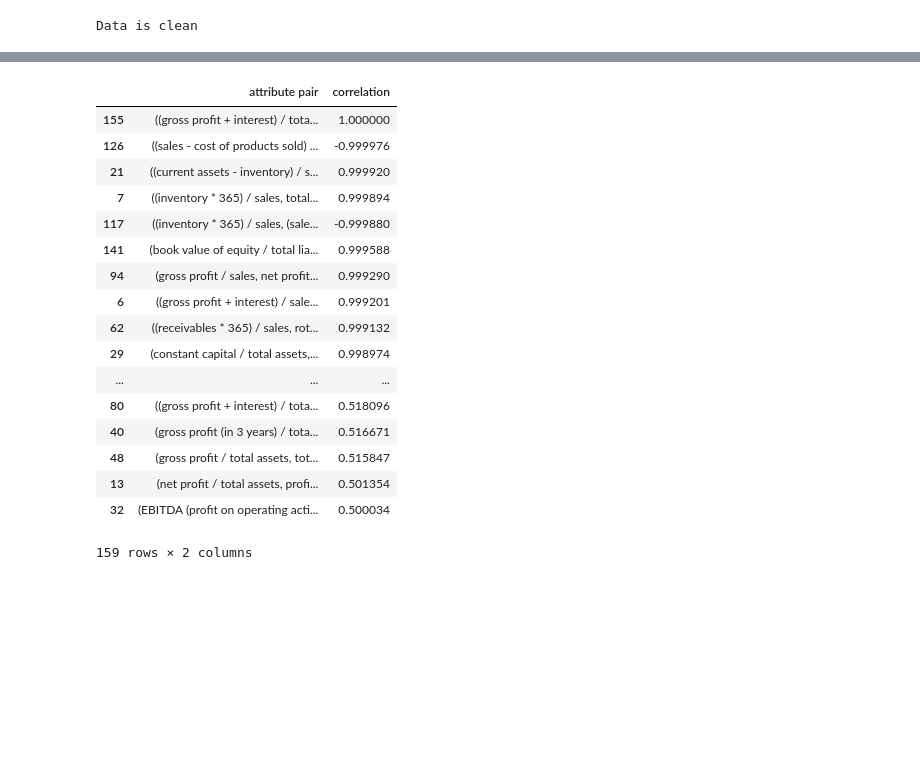
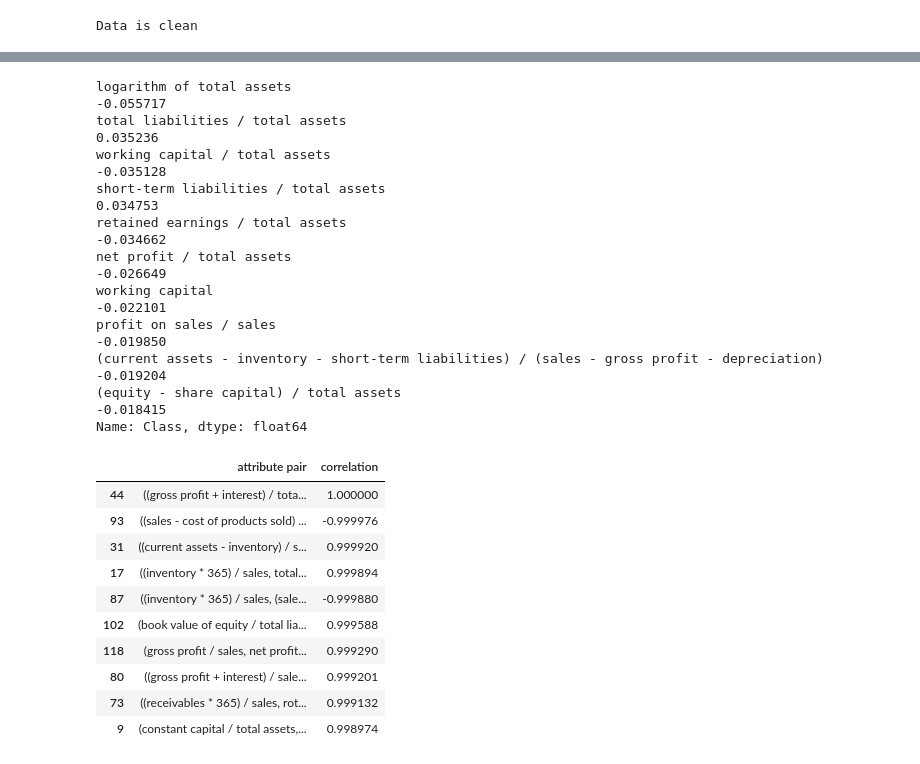
Before and after one commit to axeljoly33/Python_for_Data_Analysis_-_Project, a Jupyter notebook: final_project_python_file.ipynb, the cells around one changed output, grey strips where cells are left out. Drawn from its saved outputs; the diff is of its cells as text; code cells hidden in the pictures; blank space fills up the shorter version.

```diff
--- a/final_project_python_file.ipynb
+++ b/final_project_python_file.ipynb
@@ -367,38 +340,42 @@ Name: Class, dtype: float64
+# %%
+corr_with_target[abs(corr_with_target).argsort()[::-1]][:10]
+# %% [output]
+logarithm of total assets                                                                       -0.055717
+total liabilities / total assets                                                                 0.035236
+working capital / total assets                                                                  -0.035128
+short-term liabilities / total assets                                                            0.034753
+retained earnings / total assets                                                                -0.034662
+net profit / total assets                                                                       -0.026649
+working capital                                                                                 -0.022101
+profit on sales / sales                                                                         -0.019850
+(current assets - inventory - short-term liabilities) / (sales - gross profit - depreciation)   -0.019204
+(equity - share capital) / total assets                                                         -0.018415
+Name: Class, dtype: float64
 # %%
-attrs = pearson.iloc[:-1,:-1] # all except target
-# only important correlations and not auto-correlations
+attributs = pearson.iloc[:-1,:-1]
+
 threshold = 0.5
-# {('LSTAT', 'TAX'): 0.543993, ('INDUS', 'RAD'): 0.595129, ...
-important_corrs = (attrs[abs(attrs) > threshold][attrs != 1.0]) \
+important_correlations = (attributs[abs(attributs) > threshold][attributs != 1.0]) \
     .unstack().dropna().to_dict()
-#     attribute pair  correlation
-# 0     (AGE, INDUS)     0.644779
-# 1     (INDUS, RAD)     0.595129
-# ...
-unique_important_corrs = pd.DataFrame(
-    list(set([(tuple(sorted(key)), important_corrs[key]) \
-    for key in important_corrs])), columns=['attribute pair', 'correlation'])
-# sorted by absolute value
-unique_important_corrs = unique_important_corrs.iloc[
-    abs(unique_important_corrs['correlation']).argsort()[::-1]]
 
-unique_important_corrs
+unique_important_correlations = pd.DataFrame(
+    list(set([(tuple(sorted(key)), important_correlations[key]) \
+    for key in important_correlations])), columns=['attribute pair', 'correlation'])
+
+unique_important_correlations = unique_important_correlations.iloc[
+    abs(unique_important_correlations['correlation']).argsort()[::-1]]
+
+pd.set_option('max_colwidth', 400)
+unique_important_correlations
 # %% [output]
 |  | attribute pair | correlation |
-| 155 | ((gross profit + interest) / tota... | 1.000000 |
-| 126 | ((sales - cost of products sold) ... | -0.999976 |
-| 21 | ((current assets - inventory) / s... | 0.999920 |
-| 7 | ((inventory * 365) / sales, total... | 0.999894 |
-| 117 | ((inventory * 365) / sales, (sale... | -0.999880 |
-| 141 | (book value of equity / total lia... | 0.999588 |
-| 94 | (gross profit / sales, net profit... | 0.999290 |
-| 6 | ((gross profit + interest) / sale... | 0.999201 |
-| 62 | ((receivables * 365) / sales, rot... | 0.999132 |
-| 29 | (constant capital / total assets,... | 0.998974 |
-| ... | ... | ... |
-| 80 | ((gross profit + interest) / tota... | 0.518096 |
-| 40 | (gross profit (in 3 years) / tota... | 0.516671 |
-| 48 | (gross profit / total assets, tot... | 0.515847 |
-| 13 | (net profit / total assets, profi... | 0.501354 |
-| 32 | (EBITDA (profit on operating acti... | 0.500034 |
+| 44 | ((gross profit + interest) / tota... | 1.000000 |
+| 93 | ((sales - cost of products sold) ... | -0.999976 |
+| 31 | ((current assets - inventory) / s... | 0.999920 |
+| 17 | ((inventory * 365) / sales, total... | 0.999894 |
+| 87 | ((inventory * 365) / sales, (sale... | -0.999880 |
+| 102 | (book value of equity / total lia... | 0.999588 |
+| 118 | (gross profit / sales, net profit... | 0.999290 |
+| 80 | ((gross profit + interest) / sale... | 0.999201 |
+| 73 | ((receivables * 365) / sales, rot... | 0.999132 |
+| 9 | (constant capital / total assets,... | 0.998974 |
-159 rows × 2 columns
```
Also changed, not shown: parts of 11 cells of this notebook.
